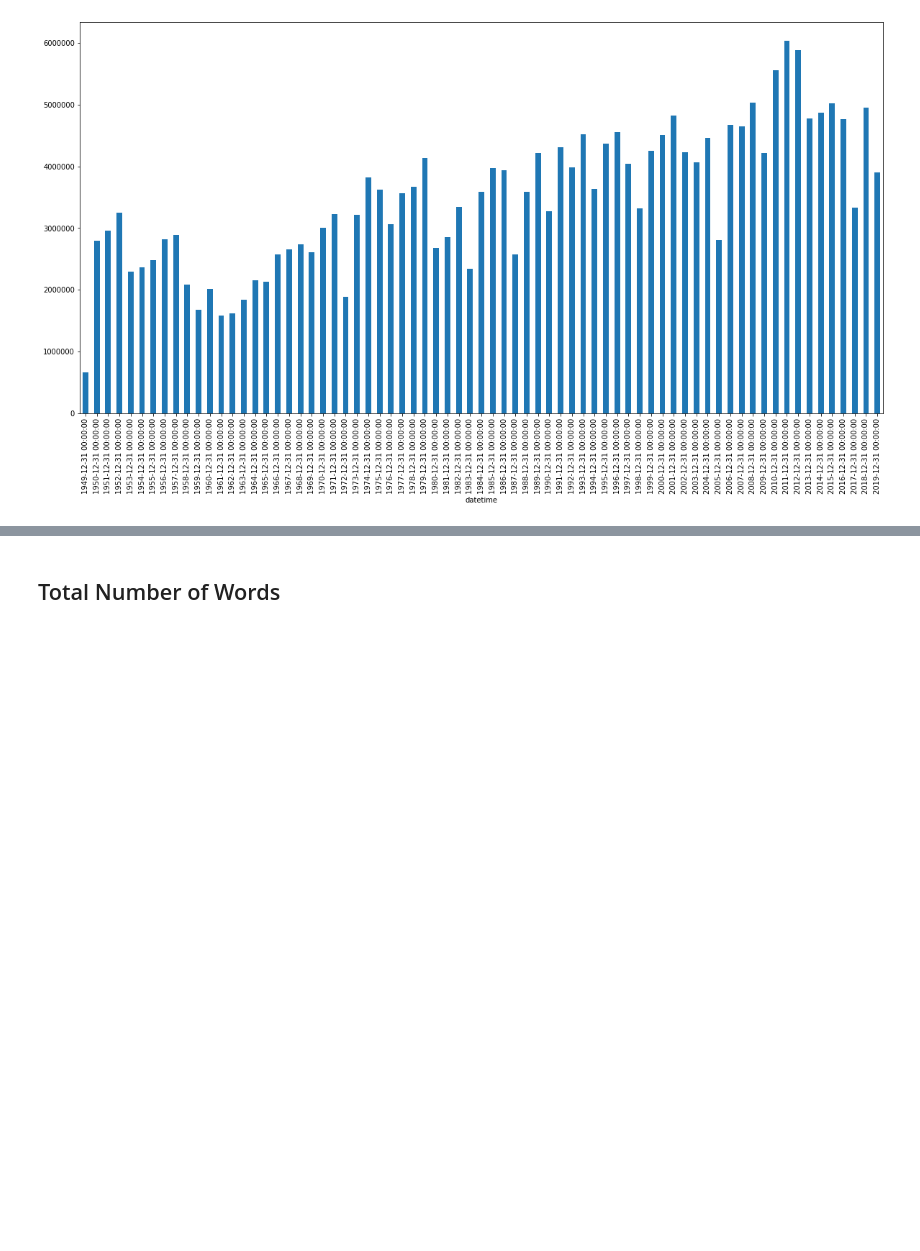
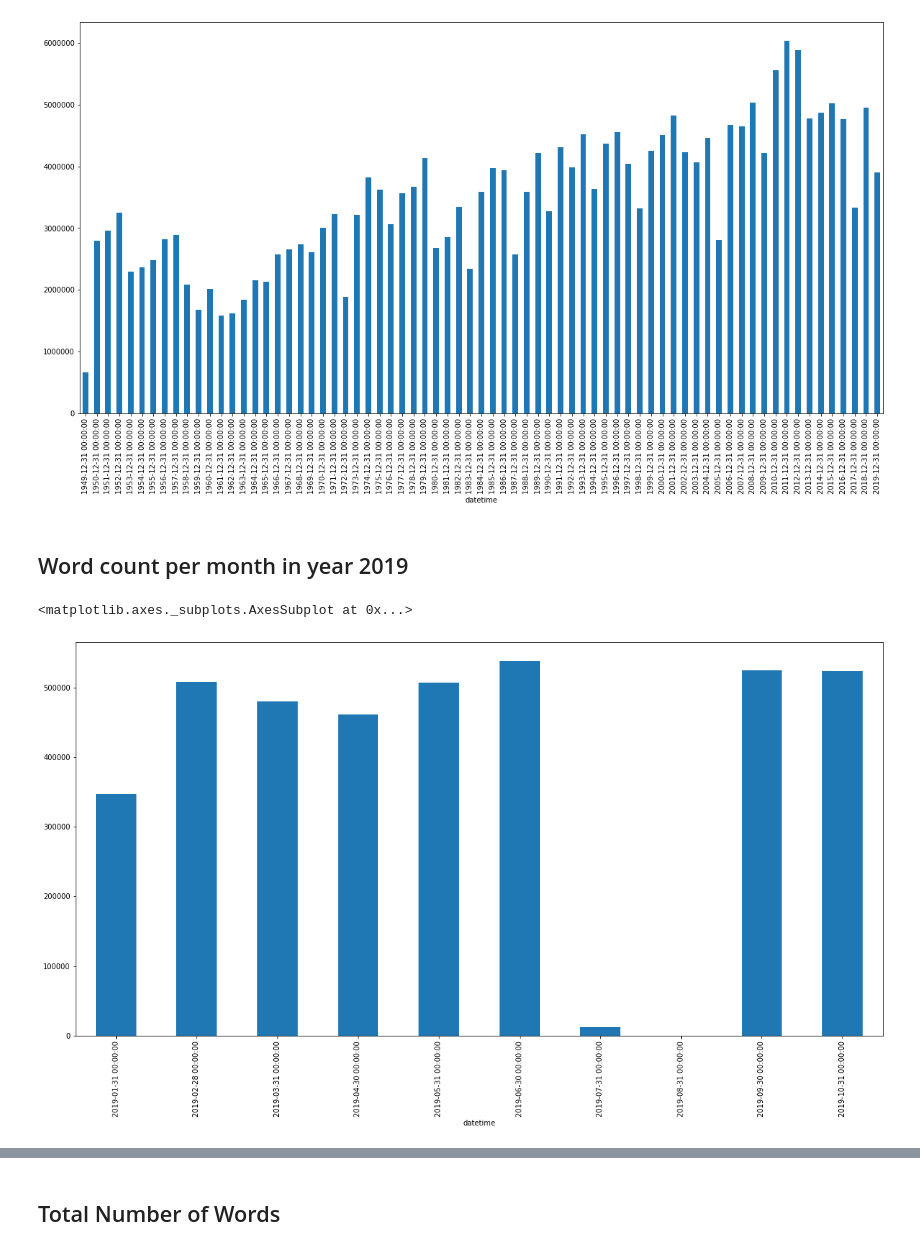
Before and after one commit to marcellosch/german-parliament, a Jupyter notebook: src/Analyse.ipynb, the cells around one changed output, grey strips where cells are left out. Drawn from its saved outputs; the diff is of its cells as text; code cells hidden in the pictures; blank space fills up the shorter version.

Commit message:
added word count per month and week

```diff
--- a/src/Analyse.ipynb
+++ b/src/Analyse.ipynb
@@ -53,3 +53,10 @@ df.word_count.resample('Y').sum().plot(kind='bar', figsize=(20,10))
 # %% [output]
 <matplotlib.axes._subplots.AxesSubplot at 0x...>
 [figure]
+# %% [markdown]
+## Word count per month in  year 2019
+# %%
+df.loc['2019':'2019'].word_count.resample('M').sum().plot(kind='bar', figsize=(20,10))
+# %% [output]
+<matplotlib.axes._subplots.AxesSubplot at 0x...>
+[figure, added]
```
Also changed, not shown: parts of 3 cells of this notebook, 5 other files.
